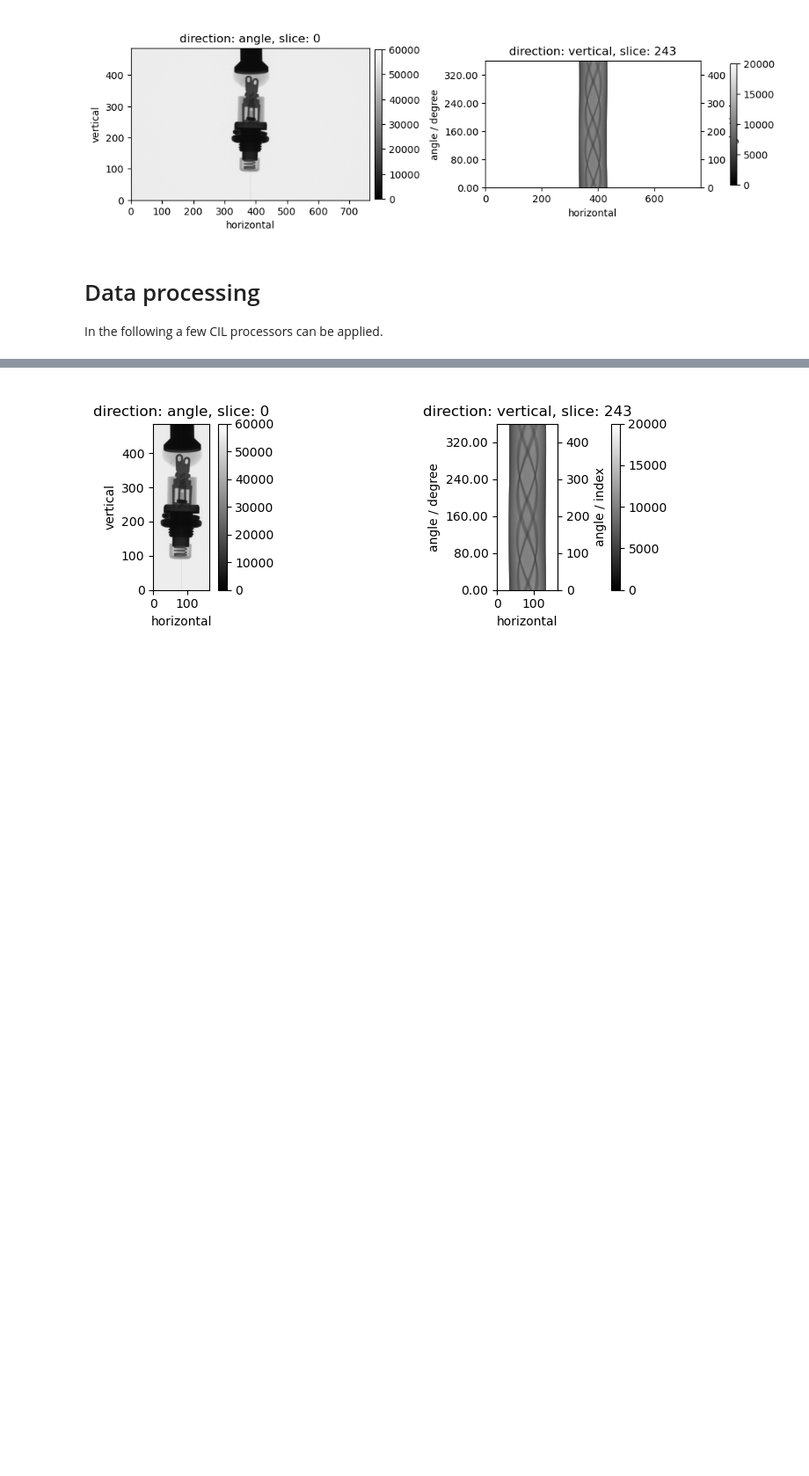
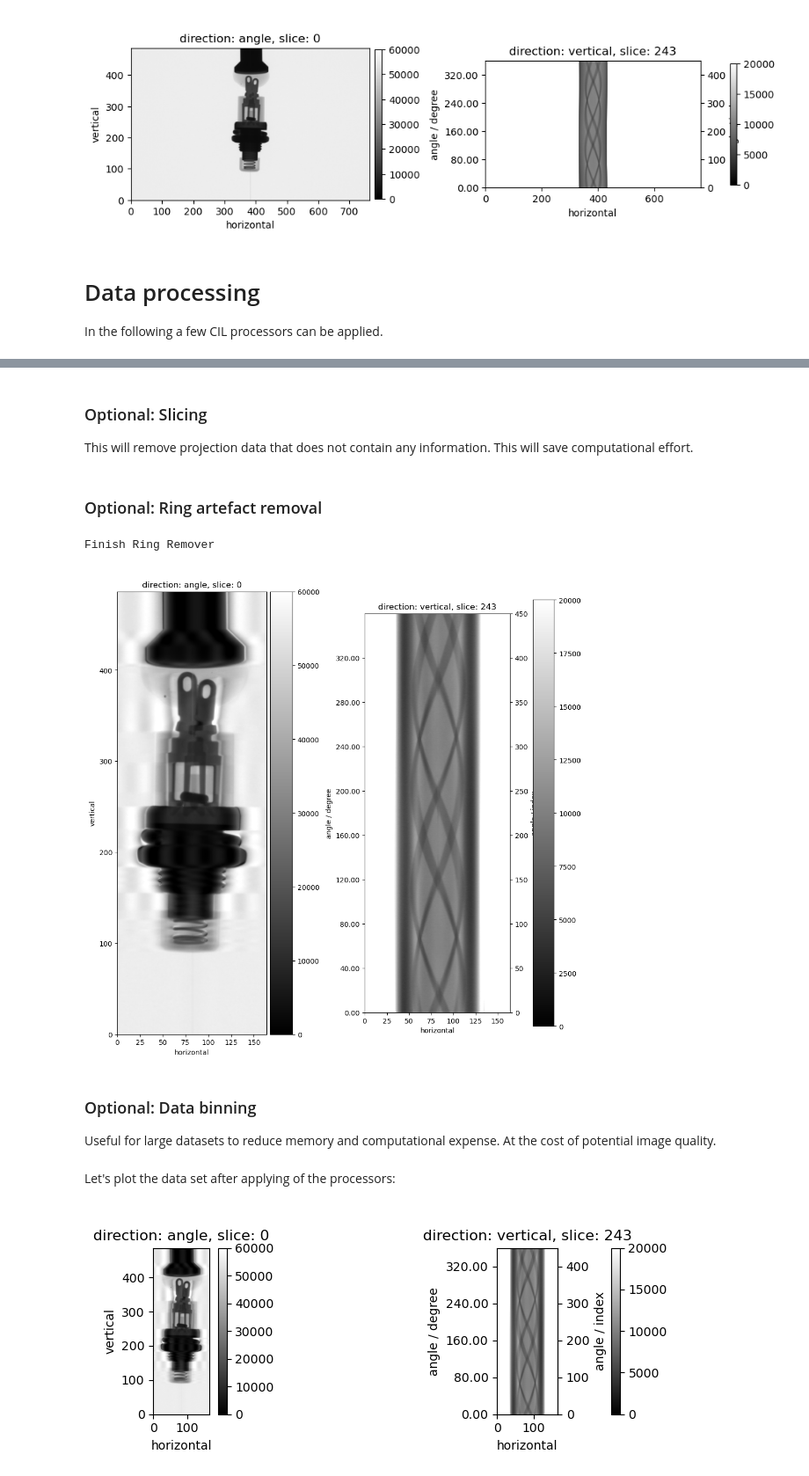
Before and after one commit to TomographicImaging/CIL-User-Showcase, a Jupyter notebook: 010_reconstruct_BrukerSkyscan_data/bruker2cil.ipynb, the cells around one changed output, grey strips where cells are left out. Shown at 88% size. Drawn from its saved outputs; the diff is of its cells as text; code cells hidden in the pictures; blank space fills up the shorter version.

```diff
--- a/010_reconstruct_BrukerSkyscan_data/bruker2cil.ipynb
+++ b/010_reconstruct_BrukerSkyscan_data/bruker2cil.ipynb
@@ -117 +144,4 @@ cil_log_level.setLevel(logging.DEBUG)
+# %% [markdown]
+### Optional: Slicing
+This will remove projection data that does not contain any information. This will save computational effort.
 # %%
@@ -122,10 +151,19 @@ roi = {'horizontal':(300,-300),'angle':(0,-1)} # The first and the last slice (0
 processor = Slicer(roi)
 processor.set_input(proj)
 proj = processor.get_output()
+# %% [markdown]
+### Optional: Ring artefact removal
 # %%
-### Optional: Ring artefact removal
 
-#processor = RingRemover(decNum=4, wname='db35', sigma=1.5, info=True)
-#processor.set_input(proj)
-#proj = processor.get_output()
+
+processor = RingRemover(decNum=4, wname='db35', sigma=1.5, info=True)
+processor.set_input(proj)
+proj = processor.get_output()
+fig = show2D(proj, slice_list=[('angle',0),('vertical', np.floor_divide(proj.shape[1],2))], size=(10,10), num_cols=2, cmap="gray", fix_range=[(0,60000),(0,20000)])
+# %% [output]
+Finish Ring Remover
+[figure, added]
+# %% [markdown]
+### Optional: Data binning
+Useful for large datasets to reduce memory and computational expense. At the cost of potential image quality.
 # %%
@@ -135,4 +172,6 @@ proj = processor.get_output()
 #processor = Binner(roi)
 #processor.set_input(proj)
 #proj = processor.get_output()
+# %% [markdown]
+Let's plot the data set after applying of the processors:
 # %%
```
Also changed, not shown: parts of 23 cells of this notebook, 7 other files.
